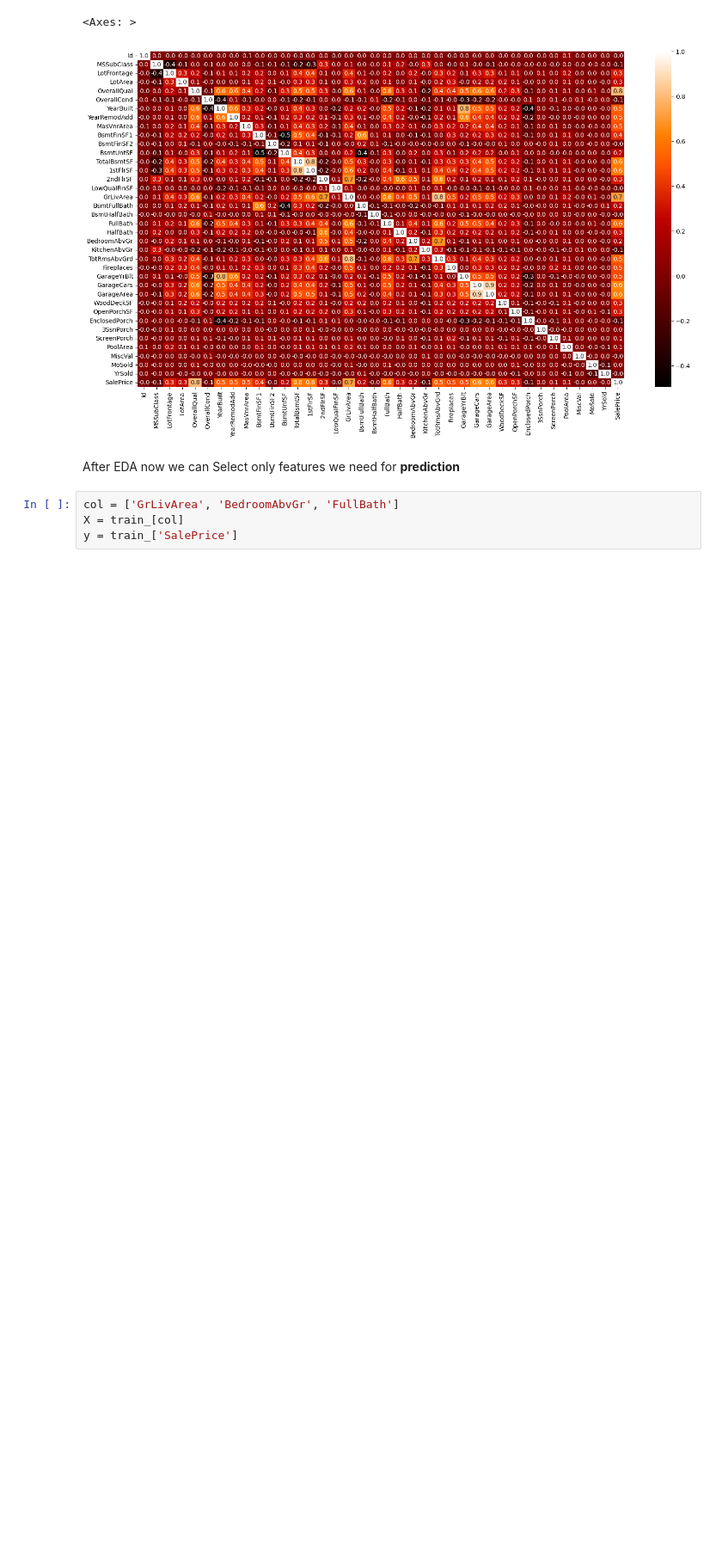
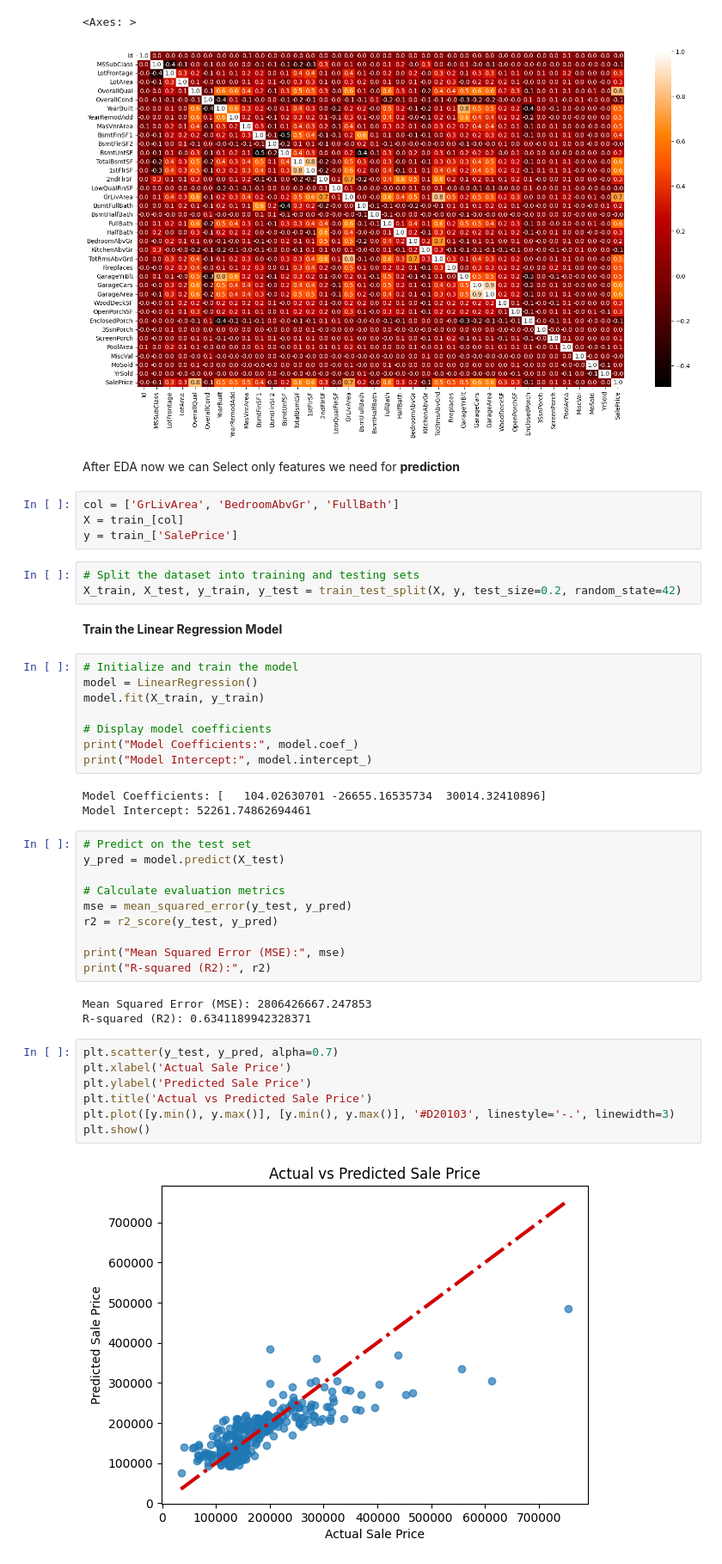
Before and after one commit to TheInvisibleGuest/PRODIGY_ML_01, a Jupyter notebook: Prodigy_ML_01.ipynb, the cells around one changed output. Shown at 86% size. Drawn from its saved outputs; the diff is of its cells as text; blank space fills up the shorter version.

```diff
--- a/Prodigy_ML_01.ipynb
+++ b/Prodigy_ML_01.ipynb
@@ -194,3 +200,41 @@ After EDA now we can Select only features we need for **prediction**
 col = ['GrLivArea', 'BedroomAbvGr', 'FullBath']
 X = train_[col]
 y = train_['SalePrice']
+# %%
+# Split the dataset into training and testing sets
+X_train, X_test, y_train, y_test = train_test_split(X, y, test_size=0.2, random_state=42)
+# %% [markdown]
+**Train the Linear Regression Model**
+# %%
+# Initialize and train the model
+model = LinearRegression()
+model.fit(X_train, y_train)
+
+# Display model coefficients
+print("Model Coefficients:", model.coef_)
+print("Model Intercept:", model.intercept_)
+# %% [output]
+Model Coefficients: [   104.02630701 -26655.16535734  30014.32410896]
+Model Intercept: 52261.74862694461
+# %%
+# Predict on the test set
+y_pred = model.predict(X_test)
+
+# Calculate evaluation metrics
+mse = mean_squared_error(y_test, y_pred)
+r2 = r2_score(y_test, y_pred)
+
+print("Mean Squared Error (MSE):", mse)
+print("R-squared (R2):", r2)
+# %% [output]
+Mean Squared Error (MSE): 2806426667.247853
+R-squared (R2): 0.6341189942328371
+# %%
+plt.scatter(y_test, y_pred, alpha=0.7)
+plt.xlabel('Actual Sale Price')
+plt.ylabel('Predicted Sale Price')
+plt.title('Actual vs Predicted Sale Price')
+plt.plot([y.min(), y.max()], [y.min(), y.max()], '#D20103', linestyle='-.', linewidth=3)
+plt.show()
+# %% [output]
+[figure, added]
```
Also changed, not shown: parts of 7 cells of this notebook, 2 other files.
